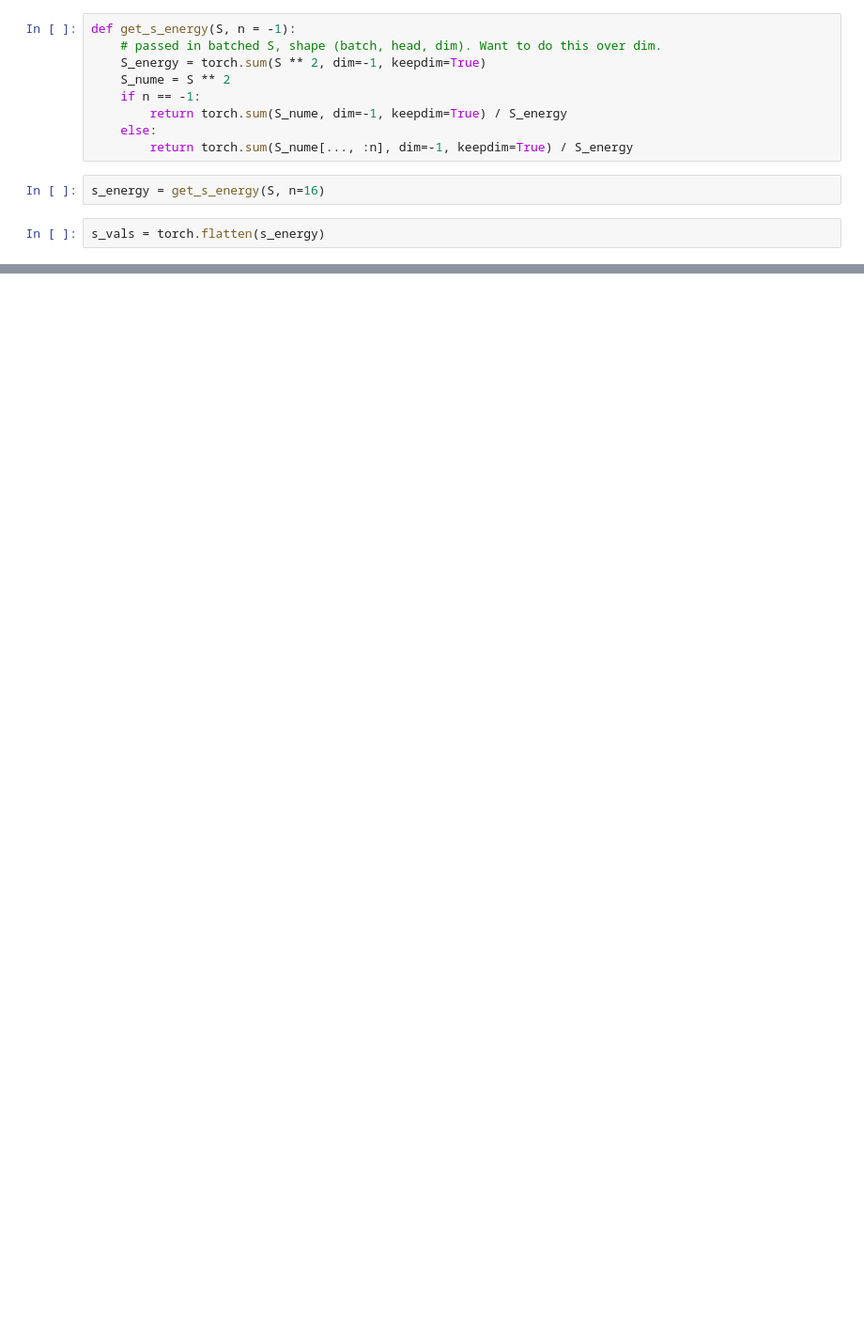
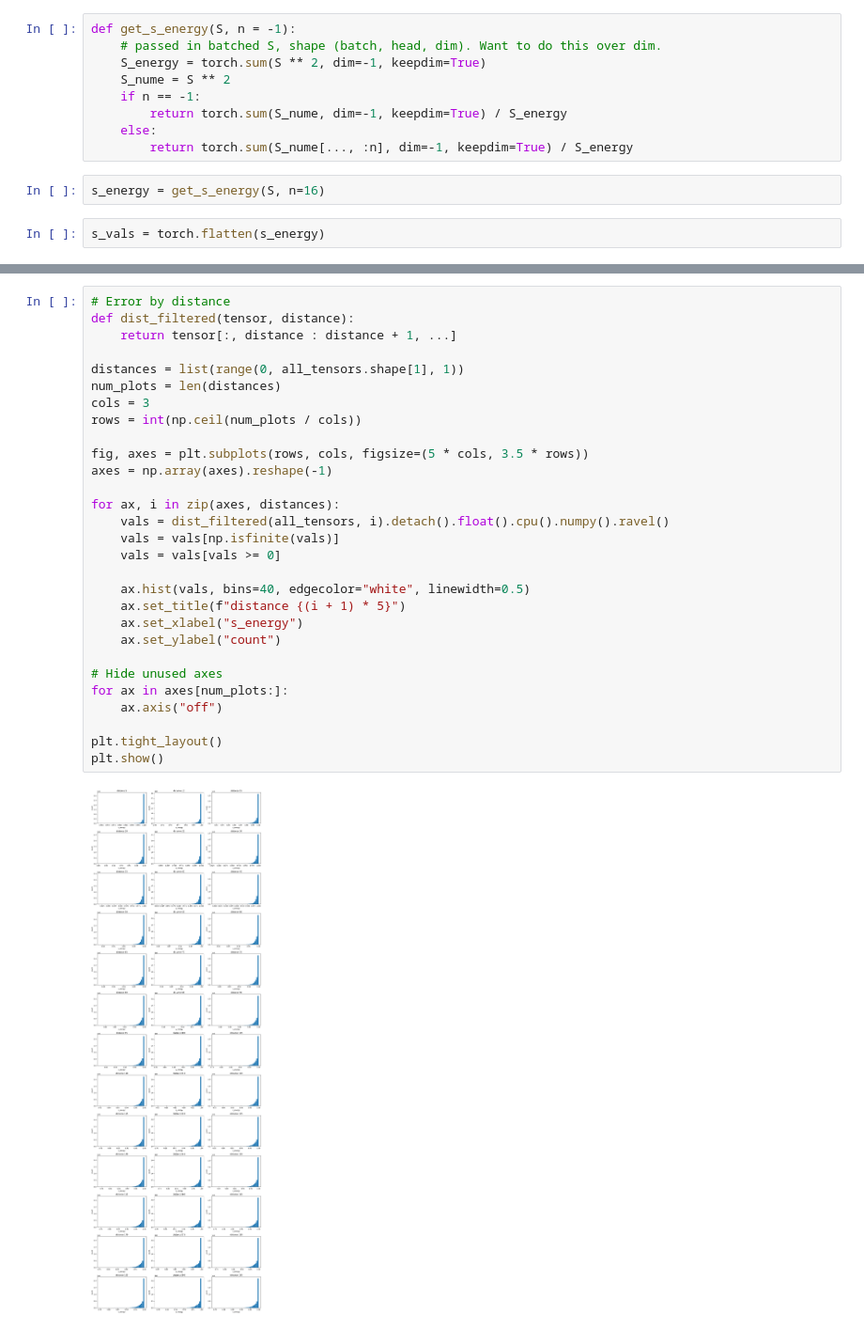
Before and after one commit to Teddygat0r/sssm-states, a Jupyter notebook: notebook.ipynb, the cells around one changed output, grey strips where cells are left out. Shown at 94% size. Cells and saved outputs as stored; diff of their text form; blank space fills up the shorter version.

```diff
--- a/notebook.ipynb
+++ b/notebook.ipynb
@@ -154,0 +164,31 @@ plt.show()
+# %%
+# Error by distance
+def dist_filtered(tensor, distance):
+    return tensor[:, distance : distance + 1, ...]
+
+distances = list(range(0, all_tensors.shape[1], 1))
+num_plots = len(distances)
+cols = 3
+rows = int(np.ceil(num_plots / cols))
+
+fig, axes = plt.subplots(rows, cols, figsize=(5 * cols, 3.5 * rows))
+axes = np.array(axes).reshape(-1)
+
+for ax, i in zip(axes, distances):
+    vals = dist_filtered(all_tensors, i).detach().float().cpu().numpy().ravel()
+    vals = vals[np.isfinite(vals)]
+    vals = vals[vals >= 0]
+
+    ax.hist(vals, bins=40, edgecolor="white", linewidth=0.5)
+    ax.set_title(f"distance {(i + 1) * 5}")
+    ax.set_xlabel("s_energy")
+    ax.set_ylabel("count")
+
+# Hide unused axes
+for ax in axes[num_plots:]:
+    ax.axis("off")
+
+plt.tight_layout()
+plt.show()
+# %% [output]
+[figure, added]
```
Also changed, not shown: parts of 15 cells of this notebook, 4 other files.
